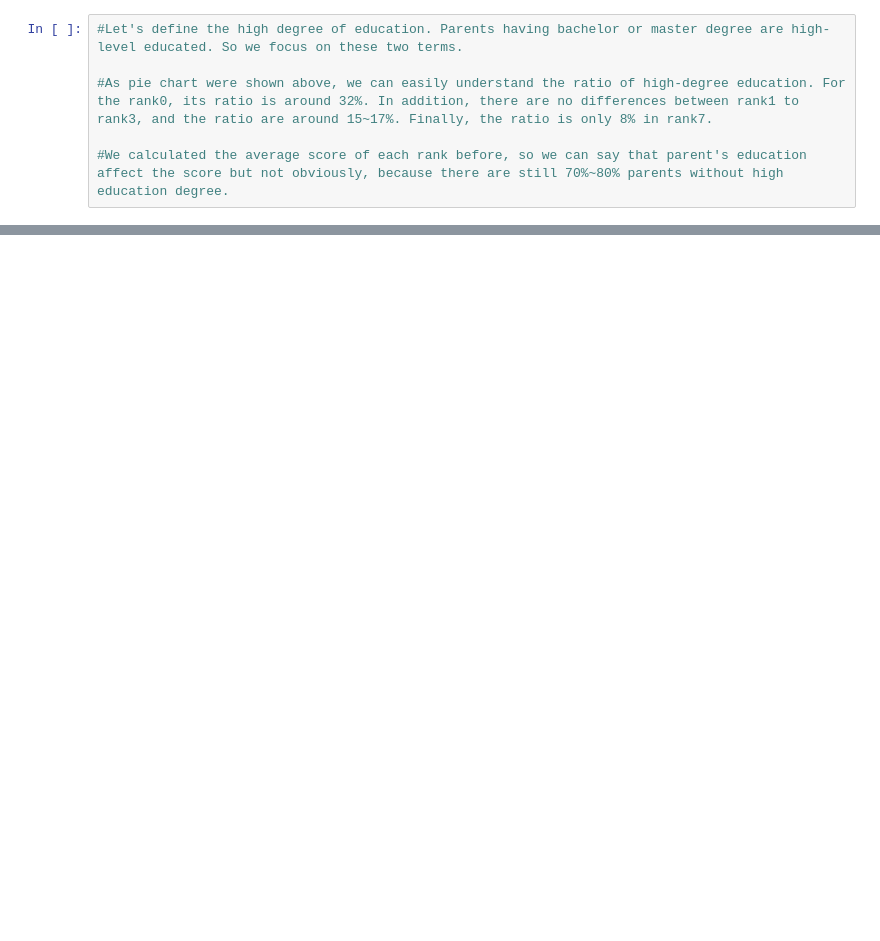
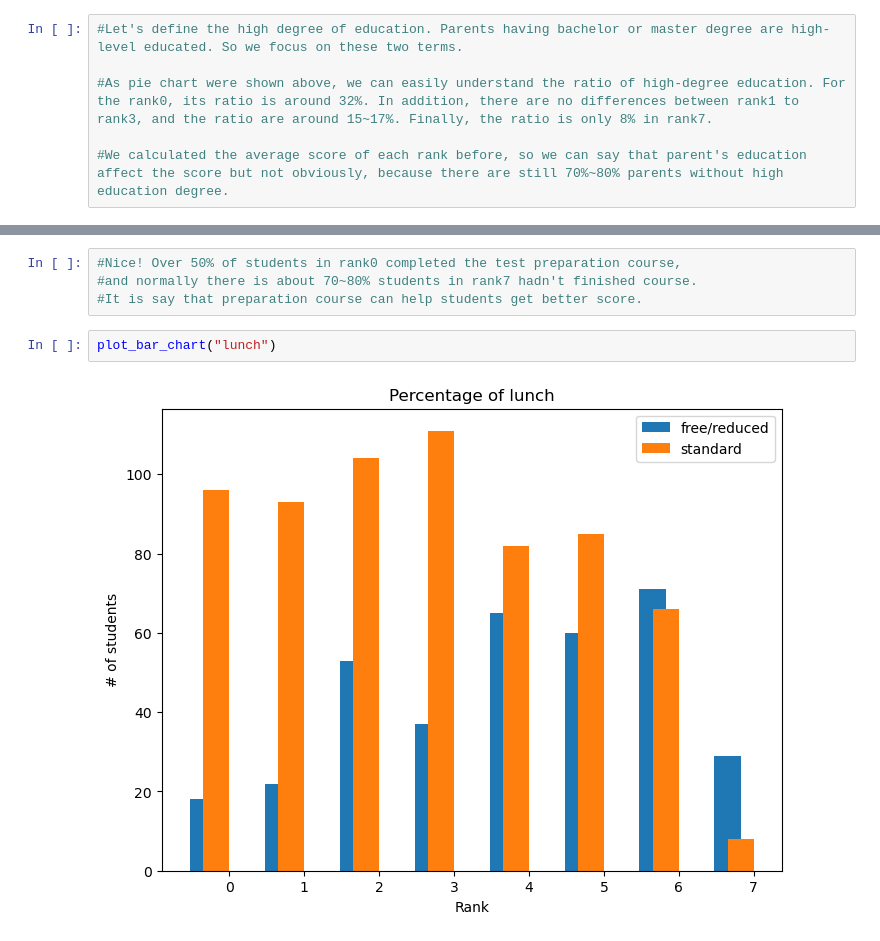
Before and after one commit to ThyagoAlveess/MachineLearningCA1, a Jupyter notebook: Machine Learning CA1.ipynb, the cells around one changed output, grey strips where cells are left out. Drawn from its saved outputs; the diff is of its cells as text; blank space fills up the shorter version.

```diff
--- a/Machine Learning CA1.ipynb
+++ b/Machine Learning CA1.ipynb
@@ -237,0 +238,8 @@ plot_bar_chart("pre")
+# %%
+#Nice! Over 50% of students in rank0 completed the test preparation course,
+#and normally there is about 70~80% students in rank7 hadn't finished course.
+#It is say that preparation course can help students get better score.
+# %%
+plot_bar_chart("lunch")
+# %% [output]
+[figure, added]
```
Also changed, not shown: parts of 8 cells of this notebook.
